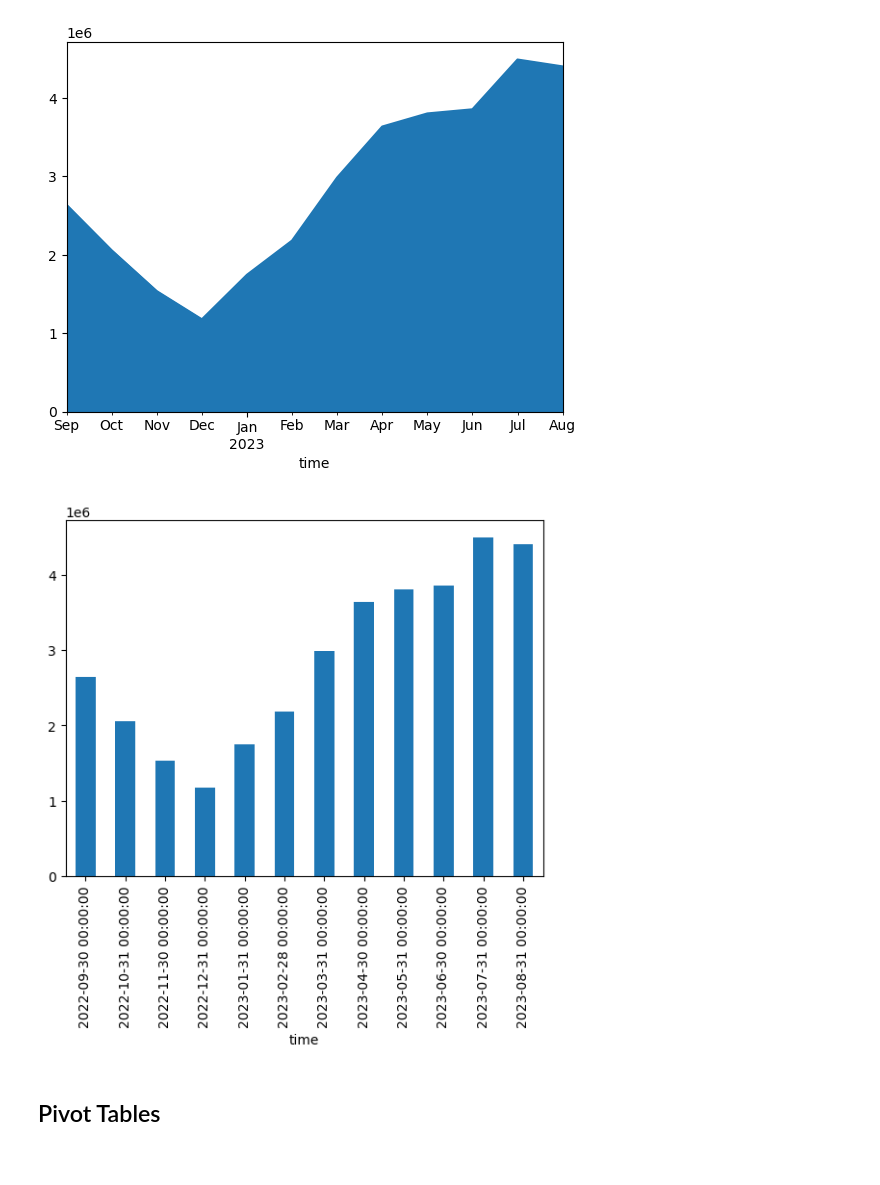
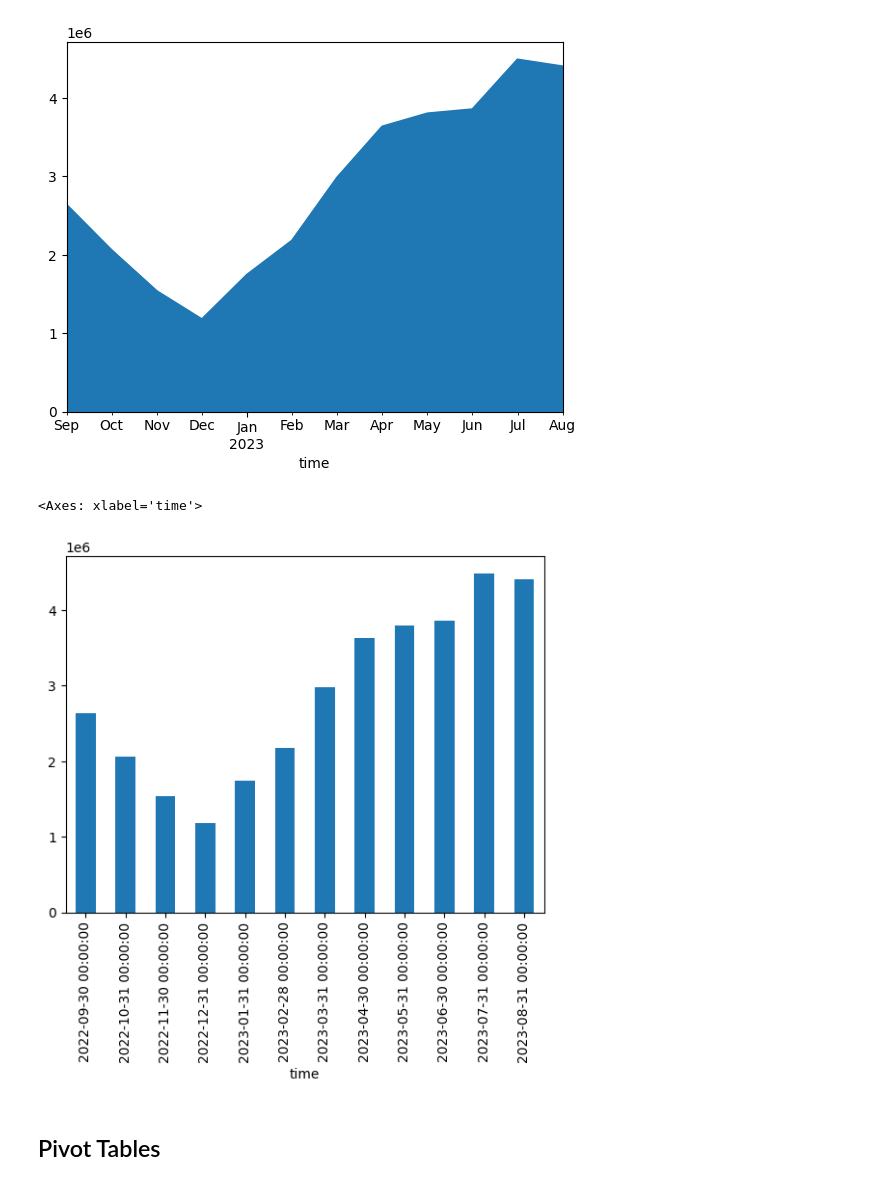
Before and after one commit to randreove/TS, a Jupyter notebook: notebooks/10_Preprocessing & DataViz/1_Univariate/A.ipynb, the cells around one changed output. Cells and saved outputs as stored; diff of their text form; code cells hidden in the pictures.

```diff
--- a/notebooks/10_Preprocessing & DataViz/1_Univariate/A.ipynb
+++ b/notebooks/10_Preprocessing & DataViz/1_Univariate/A.ipynb
@@ -65,2 +70,3 @@ df
 8759 rows × 11 columns
 # %%
+s_solar = df['Solar Photovoltaic']
@@ -97,8 +109,10 @@ Name: Solar Photovoltaic, Length: 8759, dtype: float64
 <Axes: xlabel='time'>
 [figure]
 # %%
+s_solar.resample('ME').sum().plot.bar()
 # %% [output]
+<Axes: xlabel='time'>
-[figure, old version]
+[figure, new version]
 # %% [markdown]
 ## Pivot Tables
 # %% [markdown]
```
Also changed, not shown: parts of 12 cells of this notebook, 9 other files.
